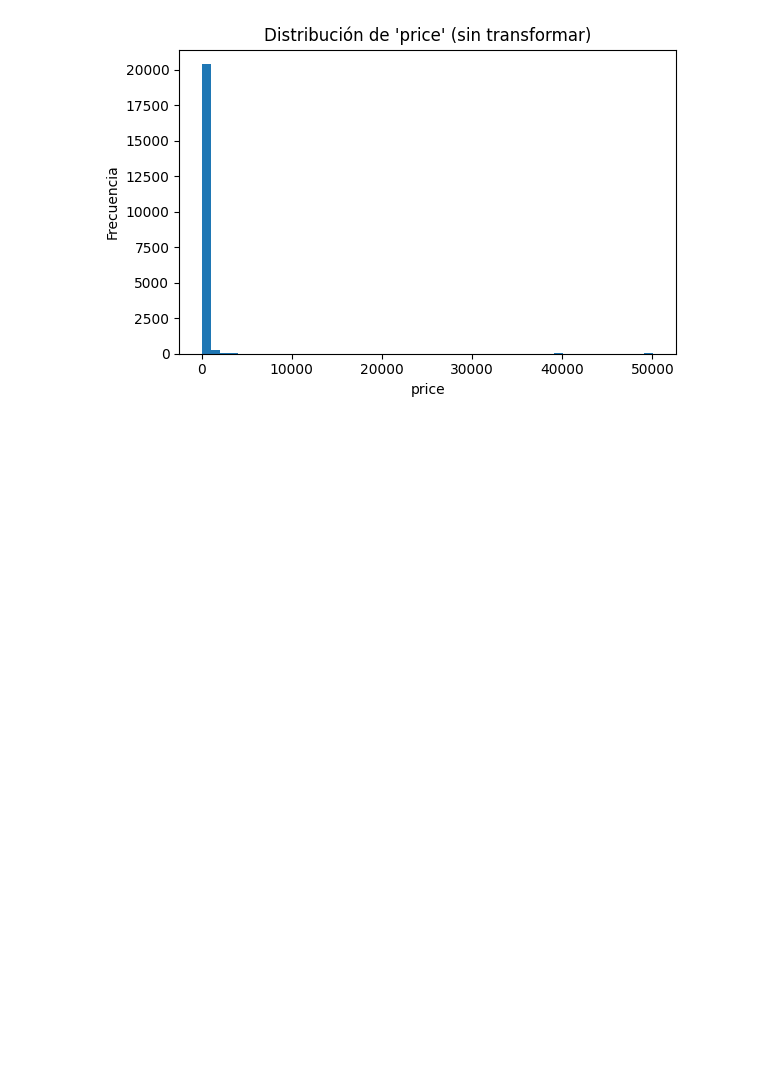
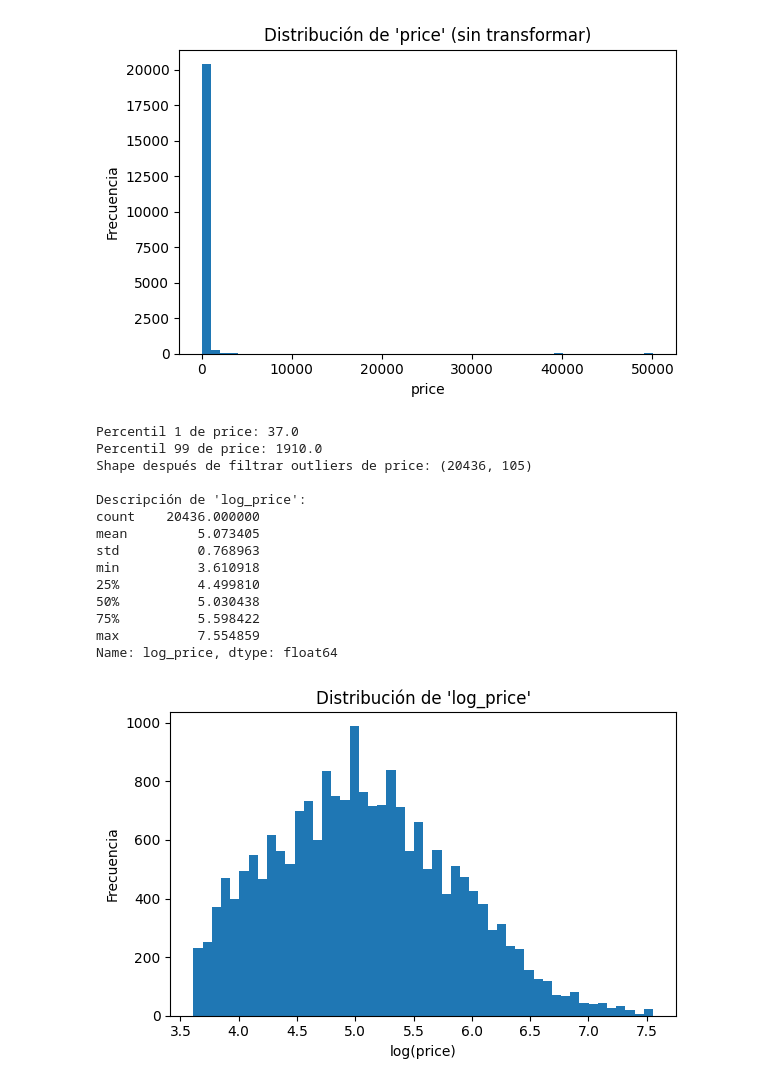
Before and after one commit to smelomunoz/Repo_Proyecto_Final, a Jupyter notebook: Modelo_Regresion/Modelo_Regresion.ipynb, the cells around one changed output. Saved outputs shown, nothing was run; the diff lists cells and outputs as text; code cells hidden in the pictures; blank space fills up the shorter version.

Commit message:
Filtro sencillo de outliers en price y creación de la variable objetivo log_price

```diff
--- a/Modelo_Regresion/Modelo_Regresion.ipynb
+++ b/Modelo_Regresion/Modelo_Regresion.ipynb
@@ -51,3 +51,46 @@ Primeras filas del dataset:
 max      50104.000000
 Name: price, dtype: float64
 [figure]
+# %%
+# Filtro simple de outliers de 'price' usando percentiles
+p1 = df["price"].quantile(0.01)
+p99 = df["price"].quantile(0.99)
+
+print(f"Percentil 1 de price: {p1}")
+print(f"Percentil 99 de price: {p99}")
+
+# Me quedo con precios dentro de este rango para evitar valores extremos muy raros
+df_model1 = df[(df["price"] >= p1) & (df["price"] <= p99)].copy()
+
+print("Shape después de filtrar outliers de price:", df_model1.shape)
+
+# Creo la variable objetivo transformada: logaritmo natural del precio
+df_model1["log_price"] = np.log(df_model1["price"])
+
+print("\nDescripción de 'log_price':")
+print(df_model1["log_price"].describe())
+
+# Histograma de log_price para ver que la distribución queda más razonable
+plt.figure(figsize=(6, 4))
+plt.hist(df_model1["log_price"], bins=50)
+plt.title("Distribución de 'log_price'")
+plt.xlabel("log(price)")
+plt.ylabel("Frecuencia")
+plt.tight_layout()
+plt.show()
+# %% [output]
+Percentil 1 de price: 37.0
+Percentil 99 de price: 1910.0
+Shape después de filtrar outliers de price: (20436, 105)
+
+Descripción de 'log_price':
+count    20436.000000
+mean         5.073405
+std          0.768963
+min          3.610918
+25%          4.499810
+50%          5.030438
+75%          5.598422
+max          7.554859
+Name: log_price, dtype: float64
+[figure, added]
```
